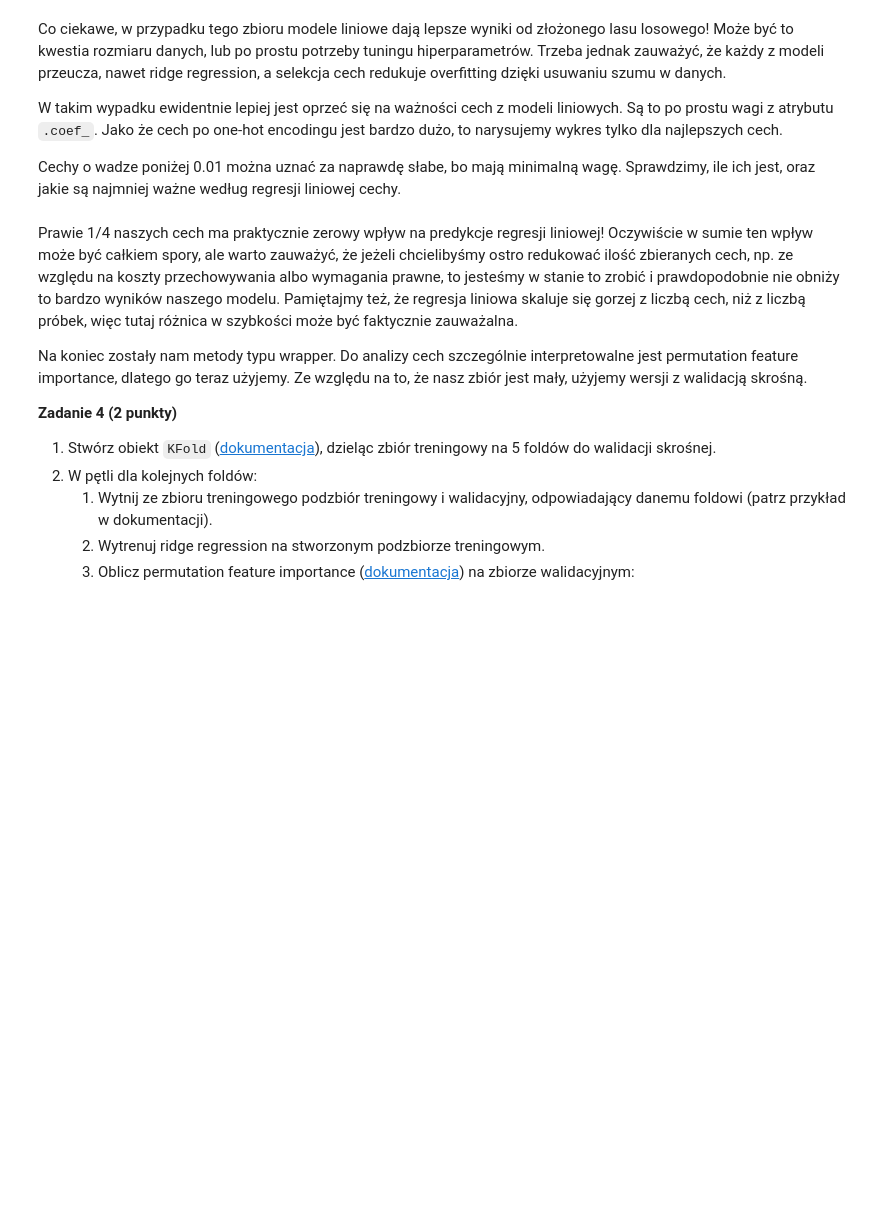
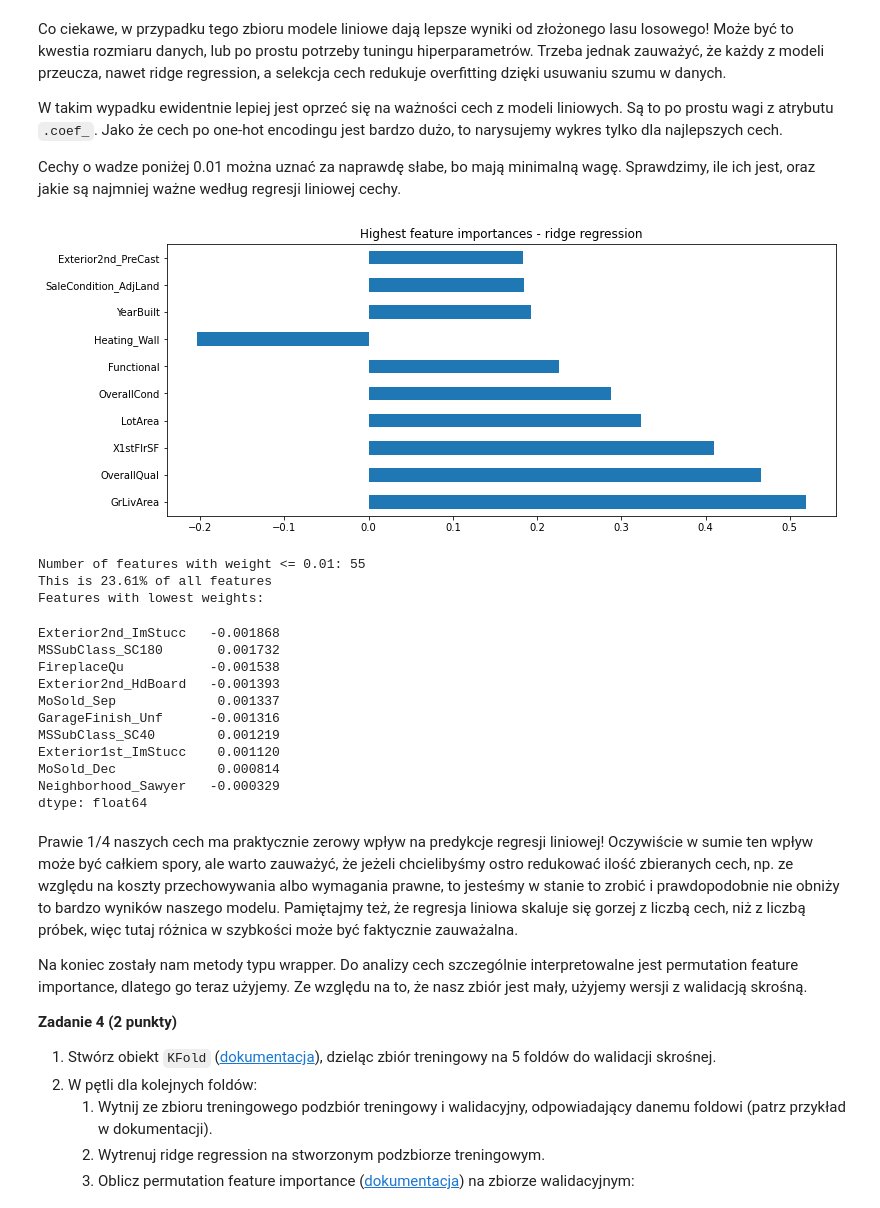
Before and after one commit to pweglik/pum, a Jupyter notebook: lab6/lab6.ipynb, the cells around one changed output. Drawn from its saved outputs; the diff is of its cells as text; code cells hidden in the pictures; blank space fills up the shorter version.

```diff
--- a/lab6/lab6.ipynb
+++ b/lab6/lab6.ipynb
@@ -402,7 +520,7 @@ column_transformer = ColumnTransformer(
         ("cat_pipeline", categorical_pipeline, categorical_features),
         ("num_pipeline", numerical_pipeline, numerical_features),
     ],
-    verbose_feature_names_out=False
+    verbose_feature_names_out=False,
 )
 column_transformer.fit(X_train)
 
@@ -462,24 +594,41 @@ Cechy o wadze poniżej 0.01 można uznać za naprawdę słabe, bo mają minimaln
 # %%
 importances_ridge = reg_ridge.coef_
 
 # change to pd.Series for easier sorting and plotting
 importances_ridge = pd.Series(importances_ridge, index=X_train_processed.columns)
 importances_ridge = importances_ridge.sort_values(ascending=False, key=lambda x: abs(x))
 
 # create horizontal bar plot for best features
 importances_ridge.head(10).plot.barh(
-    title="Highest feature importances - ridge regression",
-    figsize=(12, 5)
+    title="Highest feature importances - ridge regression", figsize=(12, 5)
 )
 plt.show()
 
 # print number of very low weight features
 num_low_weight_features = (importances_ridge.abs() <= 0.01).sum()
 print("Number of features with weight <= 0.01:", num_low_weight_features)
-print(f"This is {100 * num_low_weight_features / len(importances_ridge):.2f}% of all features")
+print(
+    f"This is {100 * num_low_weight_features / len(importances_ridge):.2f}% of all features"
+)
 
 print("Features with lowest weights:")
 importances_ridge.tail(10)
+# %% [output]
+[figure, added]
+Number of features with weight <= 0.01: 55
+This is 23.61% of all features
+Features with lowest weights:
+Exterior2nd_ImStucc   -0.001868
+MSSubClass_SC180       0.001732
+FireplaceQu           -0.001538
+Exterior2nd_HdBoard   -0.001393
+MoSold_Sep             0.001337
+GarageFinish_Unf      -0.001316
+MSSubClass_SC40        0.001219
+Exterior1st_ImStucc    0.001120
+MoSold_Dec             0.000814
+Neighborhood_Sawyer   -0.000329
+dtype: float64
 # %% [markdown]
 Prawie 1/4 naszych cech ma praktycznie zerowy wpływ na predykcje regresji liniowej! Oczywiście w sumie ten wpływ może być całkiem spory, ale warto zauważyć, że jeżeli chcielibyśmy ostro redukować ilość zbieranych cech, np. ze względu na koszty przechowywania albo wymagania prawne, to jesteśmy w stanie to zrobić i prawdopodobnie nie obniży to bardzo wyników naszego modelu. Pamiętajmy też, że regresja liniowa skaluje się gorzej z liczbą cech, niż z liczbą próbek, więc tutaj różnica w szybkości może być faktycznie zauważalna.
 
```
Also changed, not shown: parts of 36 cells of this notebook.
